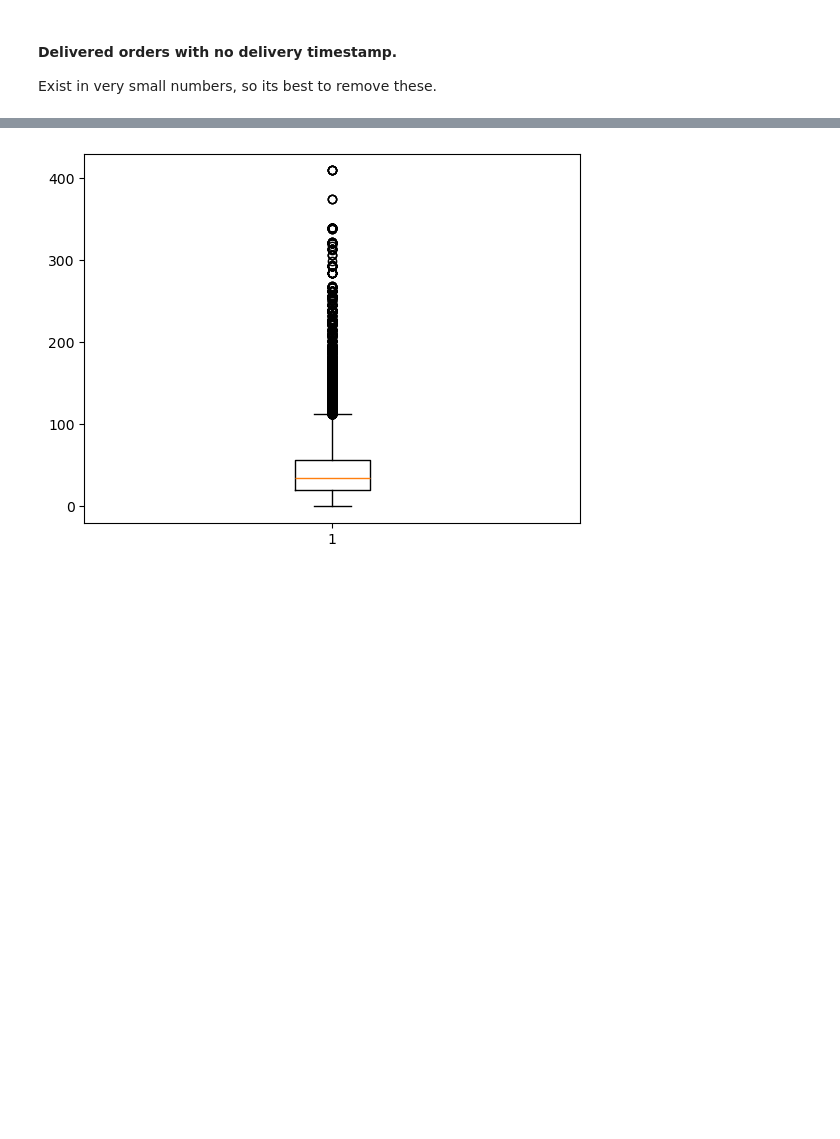
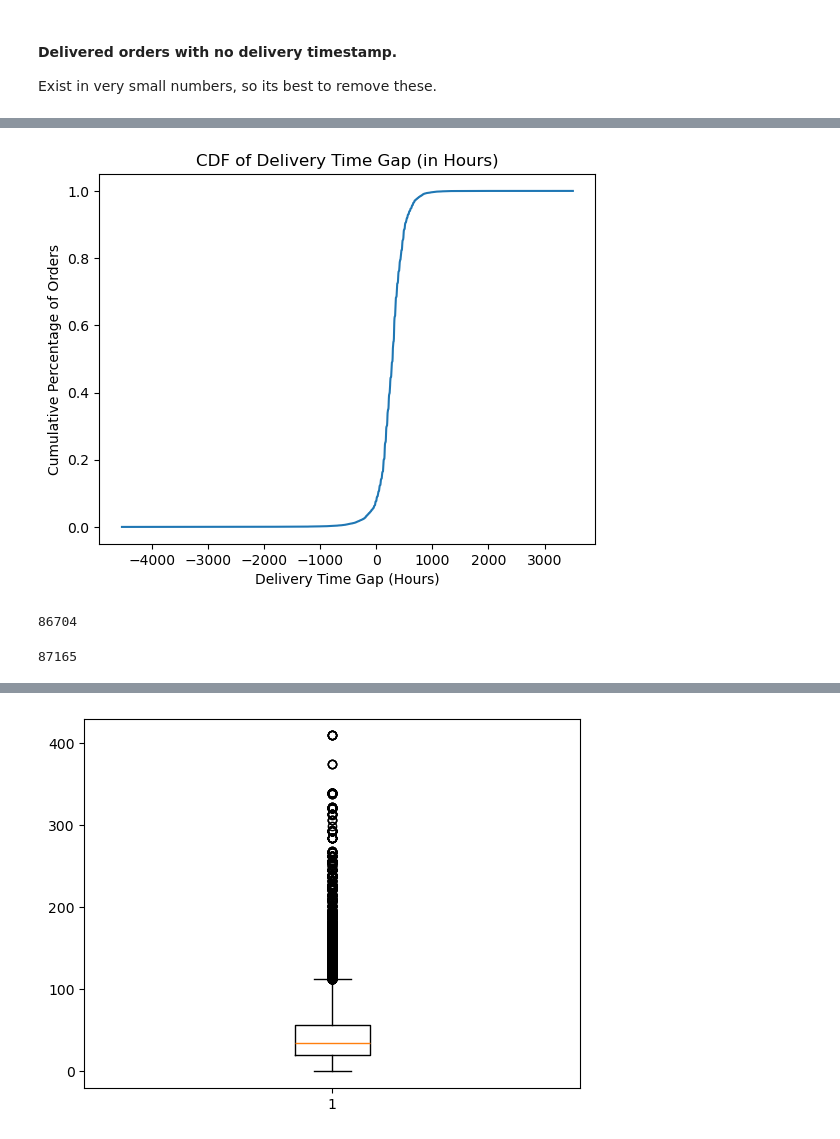
Before and after one commit to JatinY459/ecommerce-data-analysis, a Jupyter notebook: notebooks/02_data_cleaning.ipynb, the cells around one changed output, grey strips where cells are left out. Drawn from its saved outputs; the diff is of its cells as text; code cells hidden in the pictures; blank space fills up the shorter version.

Commit message:
updated the cleaning in orders file

```diff
--- a/notebooks/02_data_cleaning.ipynb
+++ b/notebooks/02_data_cleaning.ipynb
@@ -153,0 +169,7 @@ plt.show()
+# %%
+estimated_delivery_dates = orders['order_estimated_delivery_date']
+actual_delivery_dates = orders['order_delivered_timestamp']
+difference = (estimated_delivery_dates - actual_delivery_dates).dropna()
+difference_hours = ((difference.dt.total_seconds())/3600)
+# plt.scatter(difference_hours.index, difference_hours, alpha=0.5)
+# plt.show()
@@ -153,0 +188,21 @@ plt.show()
+# %%
+sorted_diff = np.sort(difference_hours)
+# cumulative distribution function
+cdf = np.arange(len(sorted_diff)) / len(sorted_diff)
+
+plt.plot(sorted_diff, cdf)
+plt.title("CDF of Delivery Time Gap (in Hours)")
+plt.xlabel("Delivery Time Gap (Hours)")
+plt.ylabel("Cumulative Percentage of Orders")
+plt.show()
+# %% [output]
+[figure, added]
+# %%
+len(difference_hours[difference_hours.between(-1000, 1000)])
+# %% [output]
+86704
+# %%
+len(difference_hours)
+# 87165 - 86704 = 461, number of outlying entries, comes in use later for verifying
+# %% [output]
+87165
```
Also changed, not shown: parts of 20 cells of this notebook, 1 other file.
